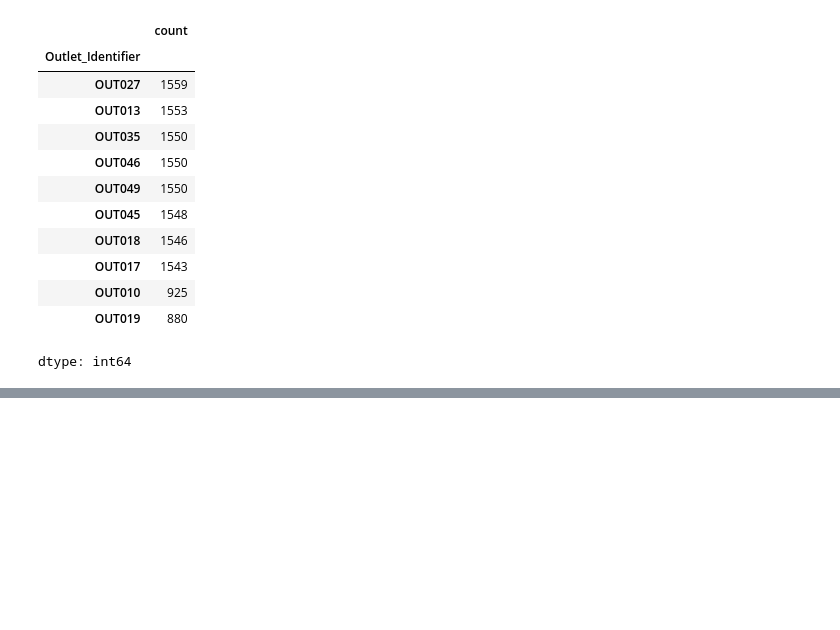
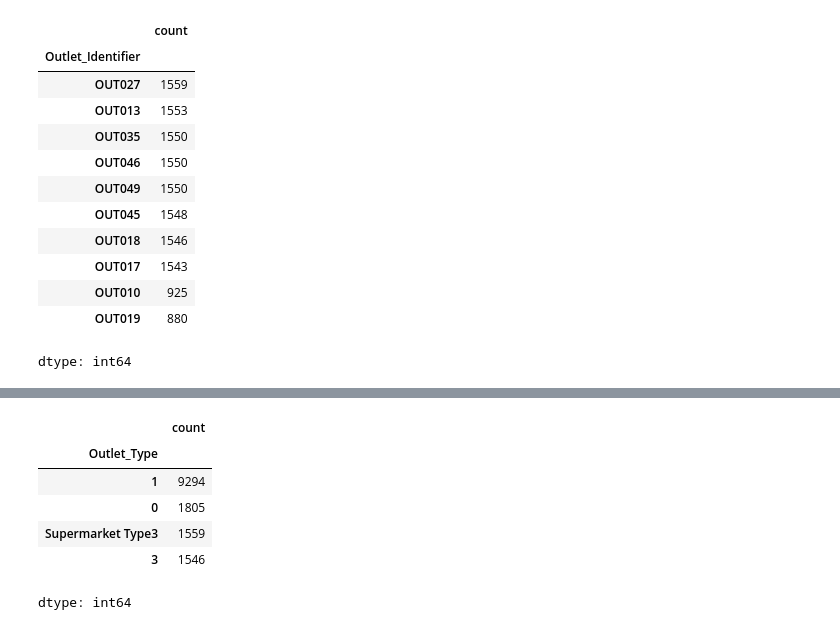
Before and after one commit to Mahesh2056/Big_Sales_Prediction, a Jupyter notebook: Big_Sales_Prediction.ipynb, the cells around one changed output, grey strips where cells are left out. Saved outputs shown, nothing was run; the diff lists cells and outputs as text; code cells hidden in the pictures; blank space fills up the shorter version.

```diff
--- a/Big_Sales_Prediction.ipynb
+++ b/Big_Sales_Prediction.ipynb
@@ -214,0 +289,10 @@ dtype: int64
+# %%
+df[['Outlet_Type']].value_counts()
+# %% [output]
+|  | count |
+| Outlet_Type |  |
+| 1 | 9294 |
+| 0 | 1805 |
+| Supermarket Type3 | 1559 |
+| 3 | 1546 |
+dtype: int64
```
Also changed, not shown: parts of 11 cells of this notebook.
